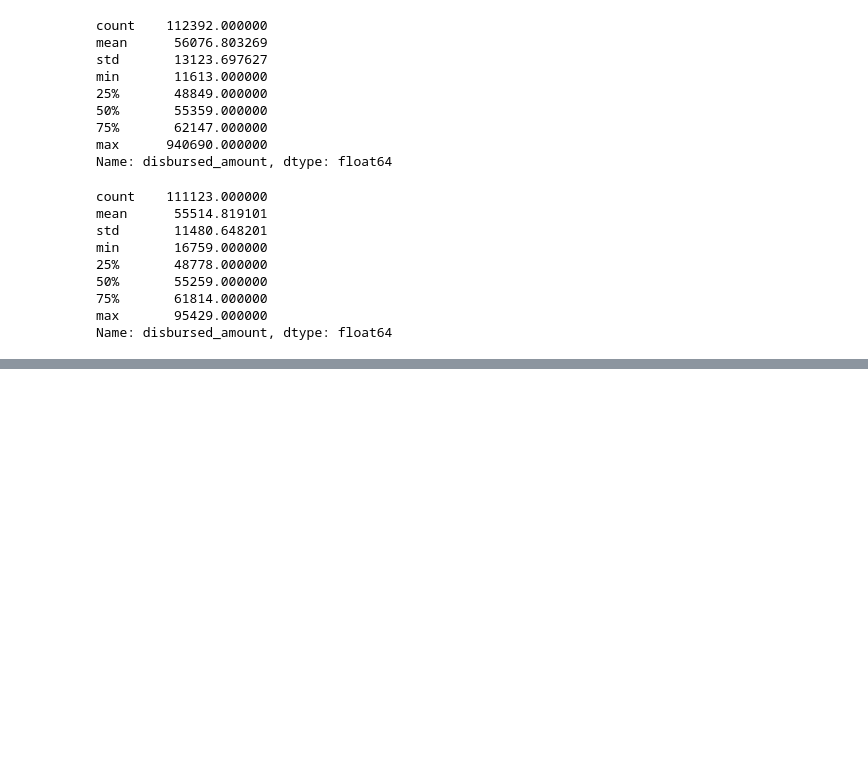
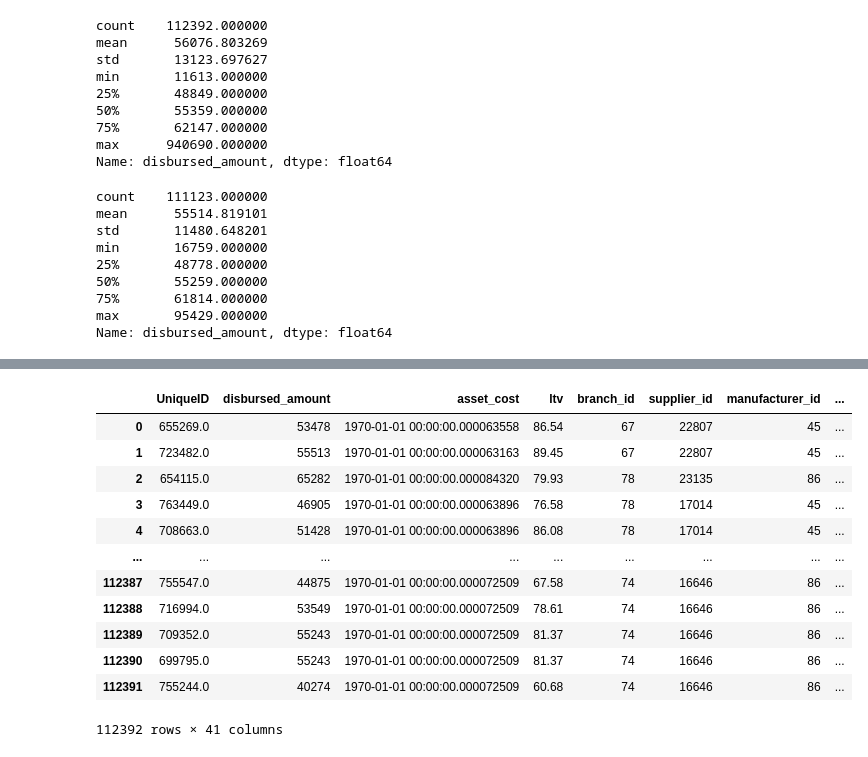
Before and after one commit to jwen2/Refinyr, a Jupyter notebook: csv/test_files/Testing Python Functions.ipynb, the cells around one changed output, grey strips where cells are left out. Cells and saved outputs as stored; diff of their text form; code cells hidden in the pictures; blank space fills up the shorter version.

```diff
--- a/csv/test_files/Testing Python Functions.ipynb
+++ b/csv/test_files/Testing Python Functions.ipynb
@@ -332,0 +425,16 @@ dtype: object
+# %%
+replace_na_categorical(x,"UniqueID",'mode')
+# %% [output]
+|  | UniqueID | disbursed_amount | asset_cost | ltv | branch_id | supplier_id | manufacturer_id | ... |
+| 0 | 655269.0 | 53478 | 1970-01-01 00:00:00.000063558 | 86.54 | 67 | 22807 | 45 | ... |
+| 1 | 723482.0 | 55513 | 1970-01-01 00:00:00.000063163 | 89.45 | 67 | 22807 | 45 | ... |
+| 2 | 654115.0 | 65282 | 1970-01-01 00:00:00.000084320 | 79.93 | 78 | 23135 | 86 | ... |
+| 3 | 763449.0 | 46905 | 1970-01-01 00:00:00.000063896 | 76.58 | 78 | 17014 | 45 | ... |
+| 4 | 708663.0 | 51428 | 1970-01-01 00:00:00.000063896 | 86.08 | 78 | 17014 | 45 | ... |
+| ... | ... | ... | ... | ... | ... | ... | ... | ... |
+| 112387 | 755547.0 | 44875 | 1970-01-01 00:00:00.000072509 | 67.58 | 74 | 16646 | 86 | ... |
+| 112388 | 716994.0 | 53549 | 1970-01-01 00:00:00.000072509 | 78.61 | 74 | 16646 | 86 | ... |
+| 112389 | 709352.0 | 55243 | 1970-01-01 00:00:00.000072509 | 81.37 | 74 | 16646 | 86 | ... |
+| 112390 | 699795.0 | 55243 | 1970-01-01 00:00:00.000072509 | 81.37 | 74 | 16646 | 86 | ... |
+| 112391 | 755244.0 | 40274 | 1970-01-01 00:00:00.000072509 | 60.68 | 74 | 16646 | 86 | ... |
+112392 rows × 41 columns
```
Also changed, not shown: parts of 18 cells of this notebook, 1 other file.
